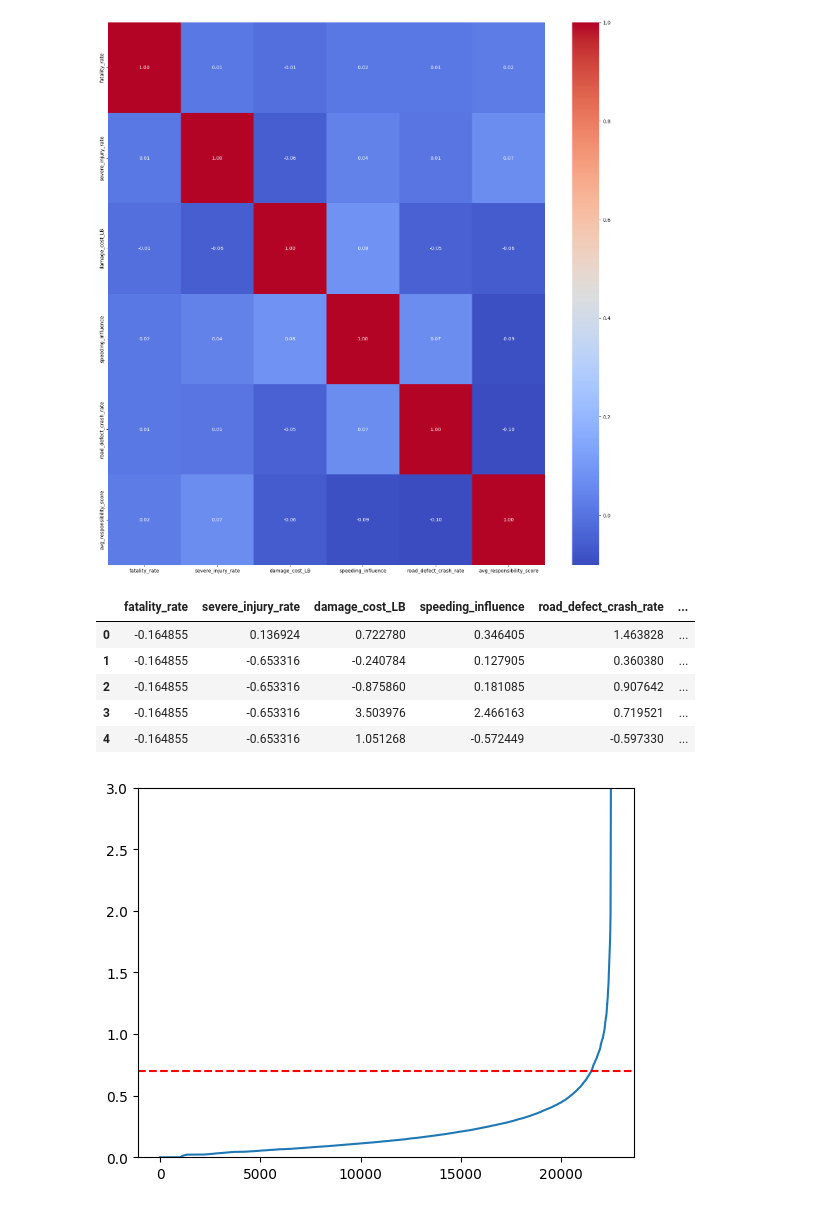
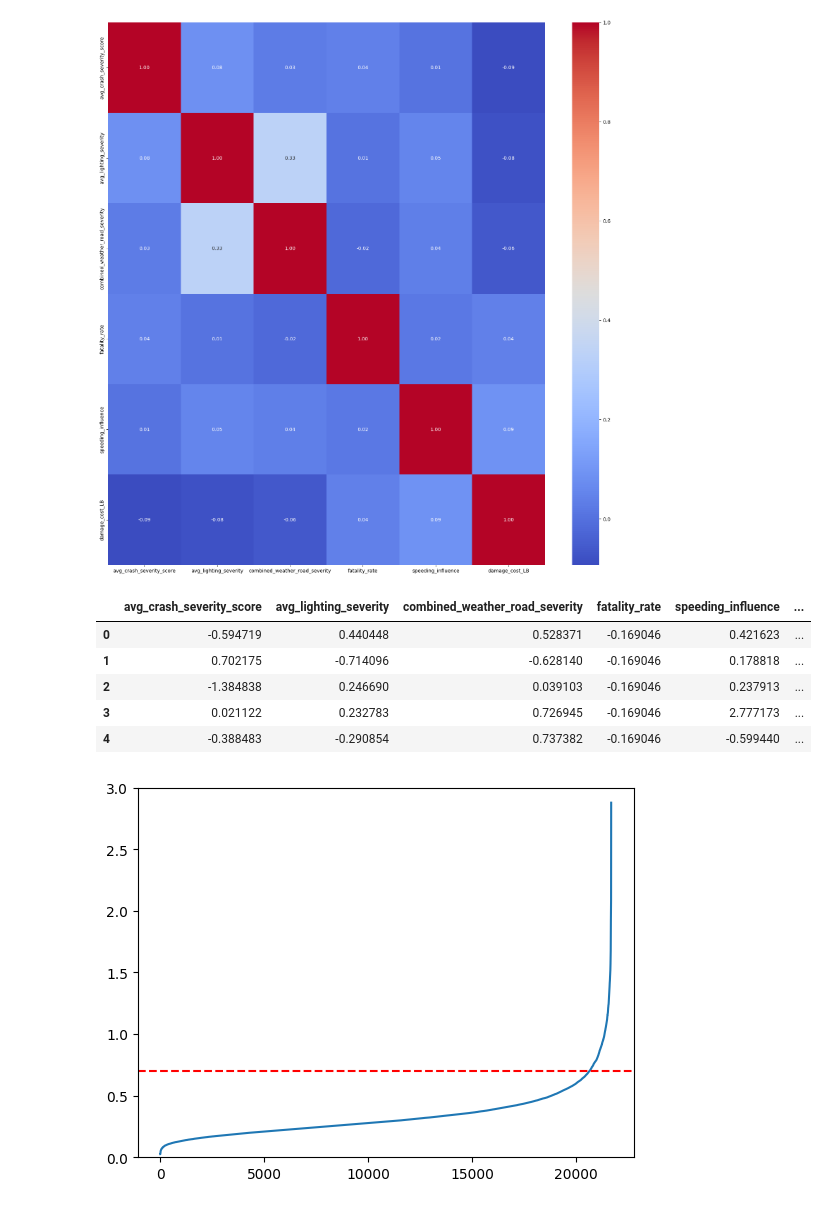
Before and after one commit to lavo2/DataMining-Project, a Jupyter notebook: 2-clusering-DBSCAN.ipynb, the cells around one changed output. Drawn from its saved outputs; the diff is of its cells as text; code cells hidden in the pictures.

```diff
--- a/2-clusering-DBSCAN.ipynb
+++ b/2-clusering-DBSCAN.ipynb
@@ -12,7 +12,7 @@ from sklearn.decomposition import PCA
 
 #load dataset
 pd.set_option('display.max_columns', None)
-df = pd.read_csv('dataset/incident_profile_95.csv')
+df = pd.read_csv('dataset/incident_profile_95_cleaned.csv')
 df.columns.sort_values()
 # %% [output]
 Index(['BEAT_OF_OCCURRENCE', 'CRASH_MONTH', 'CRASH_YEAR',
@@ -35,40 +35,39 @@ Index(['BEAT_OF_OCCURRENCE', 'CRASH_MONTH', 'CRASH_YEAR',
 # %%
 #dbscan
 from sklearn.cluster import DBSCAN
 from sklearn.preprocessing import StandardScaler
 from sklearn.preprocessing import MinMaxScaler
 
 selected_features = ['avg_age', 'avg_weather_severity', 'fatality_rate', 'severe_injury_rate',
                      'damage_cost_LB', 'speeding_influence',
            'weekend_crash_rate','road_defect_crash_rate','night_crash_rate','avg_responsibility_score']
 
 selected_features = ['avg_weather_severity', 'severe_injury_rate', "avg_crash_severity_score",
                      'damage_cost_LB', 'speeding_influence',
            'weekend_crash_rate','road_defect_crash_rate','night_crash_rate','avg_responsibility_score']
 
 selected_features = ['avg_weather_severity', 'severe_injury_rate', "avg_crash_severity_score",
                      'damage_cost_LB',
            'weekend_crash_rate','road_defect_crash_rate','night_crash_rate']
 
-selected_features = ['fatality_rate', 'severe_injury_rate', 'damage_cost_LB', 'speeding_influence', 'road_defect_crash_rate', 'avg_responsibility_score']
-
+selected_features = ['avg_crash_severity_score', 'avg_lighting_severity', 'combined_weather_road_severity', 'fatality_rate', 'speeding_influence', 'damage_cost_LB']
 plt.figure(figsize=(20, 20))
 sns.heatmap(df[selected_features].corr(), annot=True, fmt=".2f", cmap='coolwarm')
 plt.show()
 # %% [output]
-[figure, old version]
+[figure, new version]
 # %%
 scaler_ss = StandardScaler()
 df_cluster_ss = scaler_ss.fit_transform(df[selected_features])
 df_cluster_ss = pd.DataFrame(df_cluster_ss, columns=df[selected_features].columns)
 df_cluster_ss.head()
 # %% [output]
-|  | fatality_rate | severe_injury_rate | damage_cost_LB | speeding_influence | road_defect_crash_rate | ... |
-| 0 | -0.164855 | 0.136924 | 0.722780 | 0.346405 | 1.463828 | ... |
-| 1 | -0.164855 | -0.653316 | -0.240784 | 0.127905 | 0.360380 | ... |
-| 2 | -0.164855 | -0.653316 | -0.875860 | 0.181085 | 0.907642 | ... |
-| 3 | -0.164855 | -0.653316 | 3.503976 | 2.466163 | 0.719521 | ... |
-| 4 | -0.164855 | -0.653316 | 1.051268 | -0.572449 | -0.597330 | ... |
+|  | avg_crash_severity_score | avg_lighting_severity | combined_weather_road_severity | fatality_rate | speeding_influence | ... |
+| 0 | -0.594719 | 0.440448 | 0.528371 | -0.169046 | 0.421623 | ... |
+| 1 | 0.702175 | -0.714096 | -0.628140 | -0.169046 | 0.178818 | ... |
+| 2 | -1.384838 | 0.246690 | 0.039103 | -0.169046 | 0.237913 | ... |
+| 3 | 0.021122 | 0.232783 | 0.726945 | -0.169046 | 2.777173 | ... |
+| 4 | -0.388483 | -0.290854 | 0.737382 | -0.169046 | -0.599440 | ... |
 # %%
 #find the best eps
 from sklearn.neighbors import NearestNeighbors
@@ -83,4 +82,4 @@ plt.axhline(y=0.7, color='r', linestyle='--')
 plt.ylim(0, 3)
 plt.show()
 # %% [output]
-[figure, old version]
+[figure, new version]
```
Also changed, not shown: parts of 10 cells of this notebook, 1 other file.
